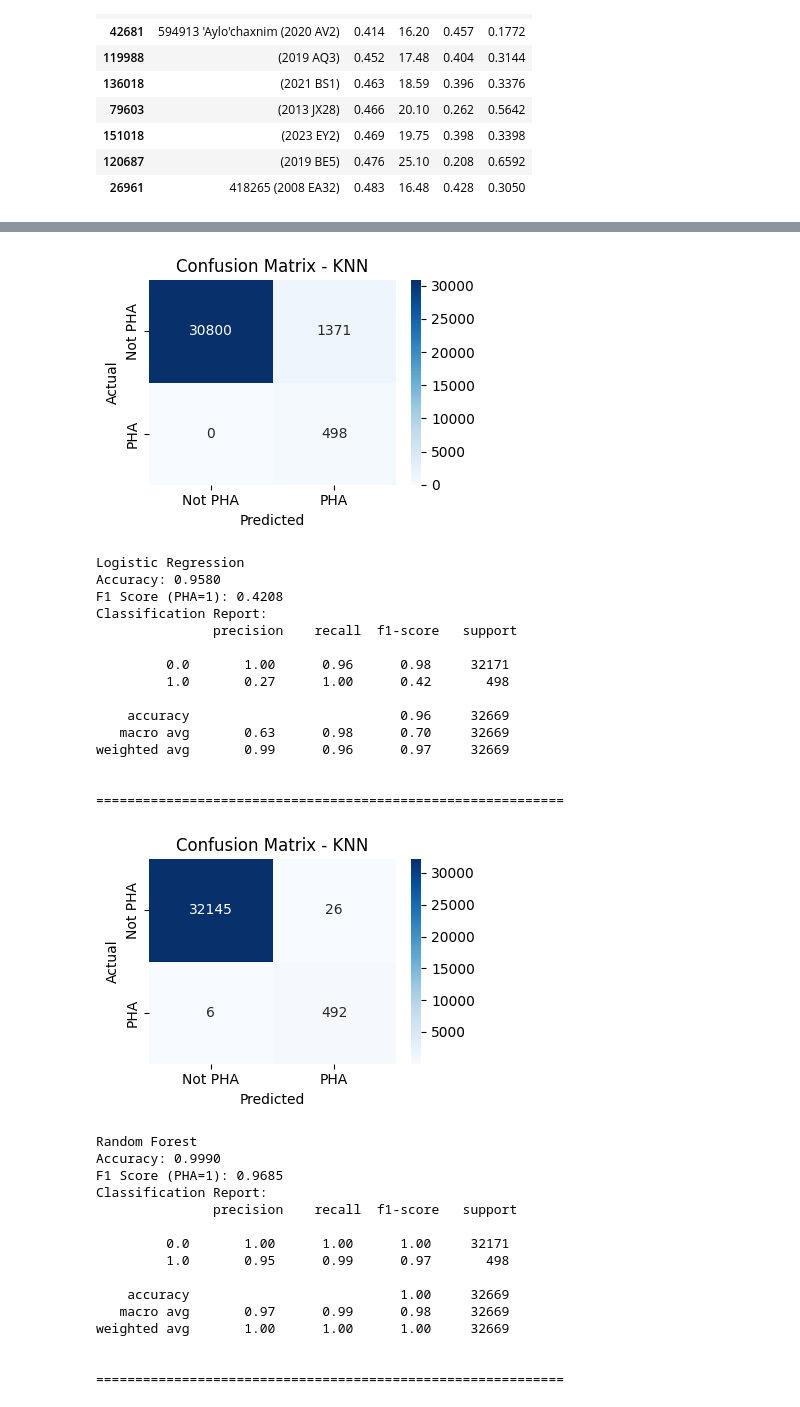
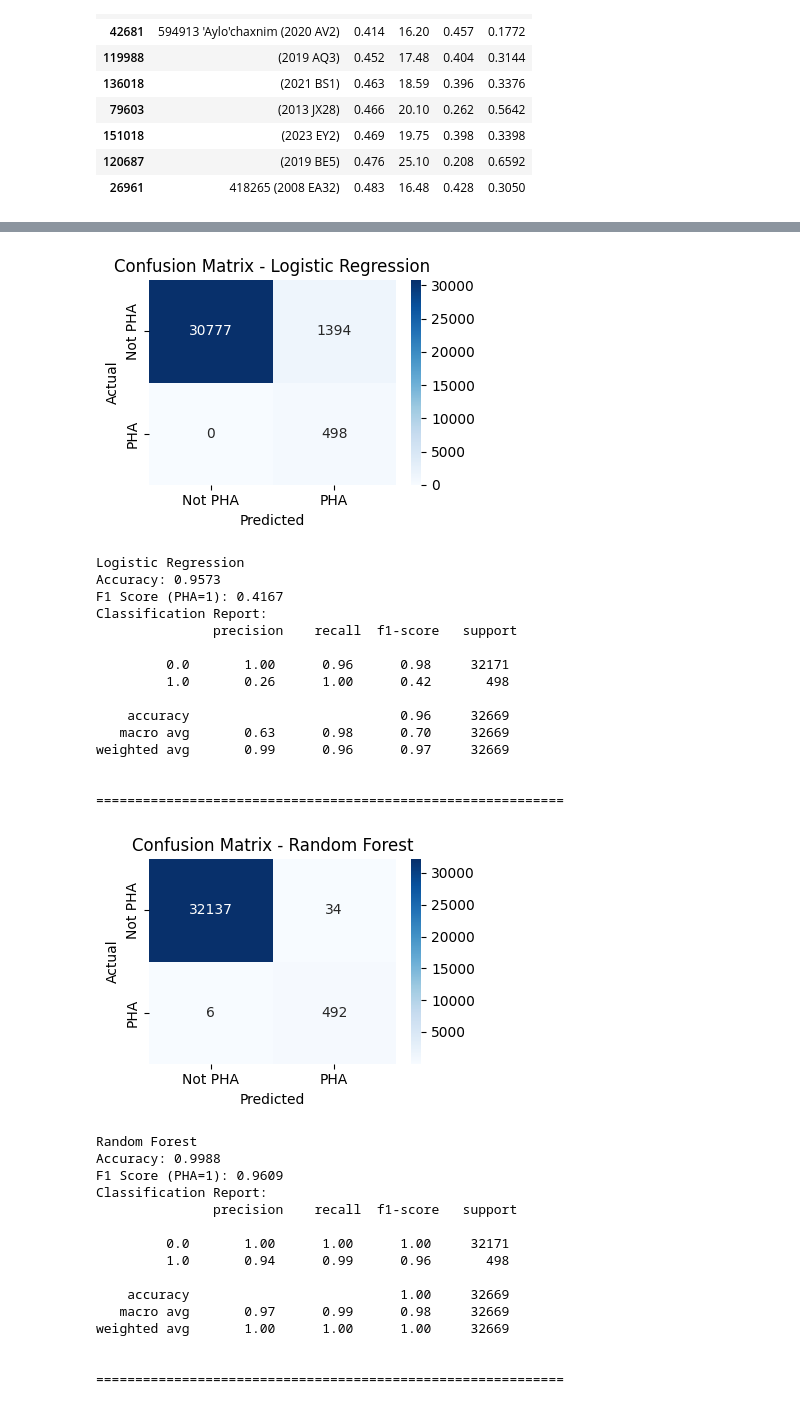
Before and after one commit to MayurSoni2003/Asteroids-Machine-Learning-Analysis, a Jupyter notebook: PHA.ipynb, the cells around one changed output, grey strips where cells are left out. Cells and saved outputs as stored; diff of their text form; code cells hidden in the pictures.

```diff
--- a/PHA.ipynb
+++ b/PHA.ipynb
@@ -304,13 +446,3 @@ plt.title("Short-Period vs. Long-Period Asteroids")
 plt.show()
 # %% [output]
 [figure]
-# %%
-df["first_obs_year"] = df["first_obs"].dt.year
-df["last_obs_year"] = df["last_obs"].dt.year
-
-plt.figure(figsize=(10, 5))
-sns.histplot(df["first_obs_year"], bins=30, kde=True)
-plt.title("Number of Asteroids Discovered per Year")
-plt.xlabel("Year")
-plt.ylabel("Count")
-plt.show()
@@ -373,7 +503,7 @@ from sklearn.preprocessing import StandardScaler
 from sklearn.metrics import accuracy_score, f1_score
 
 # Features for classification
-X = df[["moid", "e", "q", "a", "H", "i"]]
+X = df[["moid", "e", "q", "ad", "a", "i", "H"]]
 y = df["pha"]
 
 # Step 1: Train-test split
@@ -443,43 +573,43 @@ models = {
 }
 
 for name, clf in models.items():
     if name == "Logistic Regression":
         clf.fit(X_train_res_scaled, y_train_res)
         y_pred = clf.predict(X_test_scaled)
     else:
         clf.fit(X_train_res, y_train_res)
         y_pred = clf.predict(X_test)
 
     cm = confusion_matrix(y_test, y_pred)
     acc = accuracy_score(y_test, y_pred)
     f1 = f1_score(y_test, y_pred, pos_label=1)
 
 
     plt.figure(figsize=(4, 3))
     sns.heatmap(cm, annot=True, fmt='d', cmap='Blues',
                 xticklabels=['Not PHA', 'PHA'],
                 yticklabels=['Not PHA', 'PHA'])
     plt.xlabel('Predicted')
     plt.ylabel('Actual')
-    plt.title('Confusion Matrix - KNN')
+    plt.title(f'Confusion Matrix - {name}')
     plt.tight_layout()
     plt.show()
 
     print(f"{name}")
     print(f"Accuracy: {acc:.4f}")
     print(f"F1 Score (PHA=1): {f1:.4f}")
     print("Classification Report:\n", classification_report(y_test, y_pred))
     print("\n" + "="*60 + "\n")
 # %% [output]
-[figure, old version]
+[figure, new version]
 Logistic Regression
-Accuracy: 0.9580
-F1 Score (PHA=1): 0.4208
+Accuracy: 0.9573
+F1 Score (PHA=1): 0.4167
 Classification Report:
                precision    recall  f1-score   support
 
          0.0       1.00      0.96      0.98     32171
-         1.0       0.27      1.00      0.42       498
+         1.0       0.26      1.00      0.42       498
 
     accuracy                           0.96     32669
    macro avg       0.63      0.98      0.70     32669
@@ -487,15 +617,15 @@ weighted avg       0.99      0.96      0.97     32669
 
 
 ============================================================
-[figure, old version]
+[figure, new version]
 Random Forest
-Accuracy: 0.9990
-F1 Score (PHA=1): 0.9685
+Accuracy: 0.9988
+F1 Score (PHA=1): 0.9609
 Classification Report:
                precision    recall  f1-score   support
 
          0.0       1.00      1.00      1.00     32171
-         1.0       0.95      0.99      0.97       498
+         1.0       0.94      0.99      0.96       498
 
     accuracy                           1.00     32669
    macro avg       0.97      0.99      0.98     32669
```
Also changed, not shown: parts of 15 cells of this notebook.
